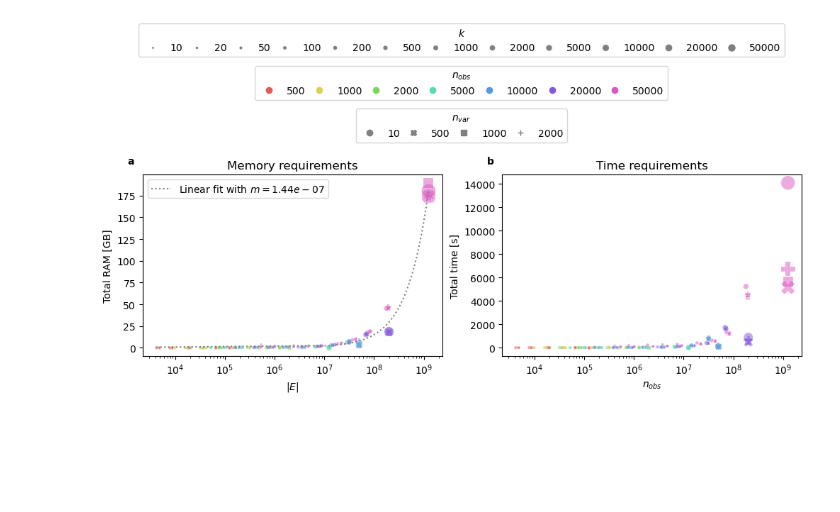
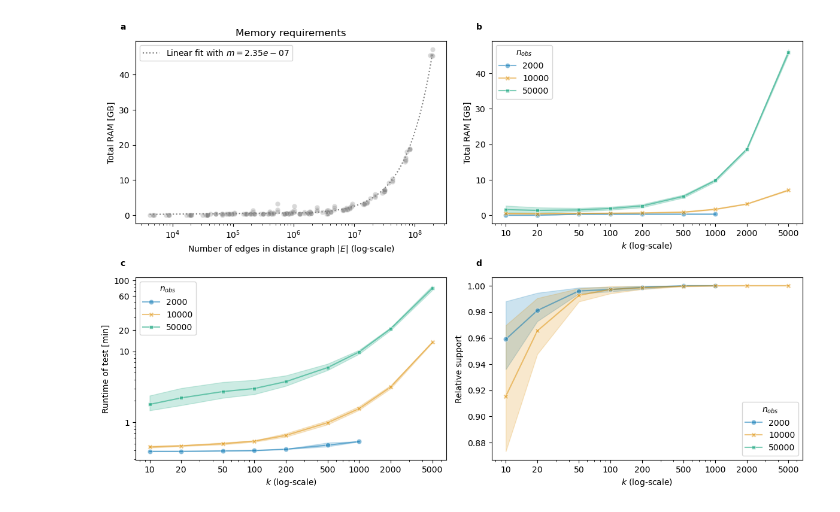
Before and after one commit to bionetslab/scXMatch_paper, a Jupyter notebook: notebooks/fig2.ipynb, the cells around one changed output. Drawn from its saved outputs; the diff is of its cells as text; code cells hidden in the pictures; blank space fills up the shorter version.

Commit message:
rel support in fig 2

```diff
--- a/notebooks/fig2.ipynb
+++ b/notebooks/fig2.ipynb
@@ -43,3 +39,5 @@ assert len(conc[conc.isna().any(axis=1)].sort_values(["n_obs", "k"])[["k", "n_ob
+# %%
+conc = conc[conc["k"] < conc["n_obs"]]
 # %%
 conc["upper_lim_edges"] = conc["k"] * conc["n_obs"]
 # %%
@@ -47,56 +45,74 @@ conc["t_total"] = conc["t_NN [s]"] + conc["t_matching [s]"]
 # %%
 conc.rename({"n_obs": "$n_{obs}$", "n_var": "$n_{var}$", "k": "$k$"}, axis=1, inplace=True)
 # %%
-f, axs = plt.subplots(1, 2, figsize=(12, 4))
+f, axs = plt.subplots(2, 2, figsize=(12, 8))
 #f.set_size_inches(12, 8)
 plt.subplots_adjust(top=0.75)
+ax0 = axs[0, 0]
+ax1 = axs[0, 1]
+ax2 = axs[1, 0]
+ax3 = axs[1, 1]
 
 X = conc.loc[(conc["$k$"] > 0) & (conc["n_edges"].notna()), "n_edges"].values.reshape(-1, 1)
 y = conc.loc[(conc["$k$"] > 0) & (conc["n_edges"].notna()), "total_ram_gb"].values.reshape(-1, 1)
 lr = LinearRegression().fit(X, y)
 
 conc[["$k$", "$n_{obs}$", "$n_{var}$"]] = conc[["$k$", "$n_{obs}$", "$n_{var}$"]].astype(int)
-sns.scatterplot(conc.loc[conc["$k$"] > 0], ax=axs[0], x="n_edges", y="total_ram_gb", hue="$n_{obs}$", size="$k$", sizes=(10, 200), style="$n_{var}$", palette=sns.color_palette("hls", 7), alpha=0.5, legend=False)
+sns.scatterplot(conc, ax=ax0, x="n_edges", y="total_ram_gb", legend=False, color="gray", alpha=0.3)
 
 X_fit = np.linspace(X.min(), X.max(), 100).reshape(-1, 1)
 y_fit = lr.predict(X_fit)
-axs[0].plot(X_fit, y_fit, color="grey", label=f"Linear fit with $m={lr.coef_.item():.2e}$", ls="dotted")
-axs[0].legend()
-axs[0].set_ylabel("Total RAM [GB]")
-axs[0].set_xlabel("$|E|$")
-axs[0].set_xscale("log")
-axs[0].set_title("Memory requirements")
+ax0.plot(X_fit, y_fit, color="grey", label=f"Linear fit with $m={lr.coef_.item():.2e}$", ls="dotted")
+ax0.legend()
+ax0.set_ylabel("Total RAM [GB]")
+ax0.set_xlabel("Number of edges in distance graph $|E|$ (log-scale)")
+ax0.set_xscale("log")
+ax0.set_title("Memory requirements")
 
-sns.scatterplot(conc.loc[conc["$k$"] > 0], ax=axs[1], x="n_edges", y="t_total", hue="$n_{obs}$", size="$k$", sizes=(10, 200), style="$n_{var}$", palette=sns.color_palette("hls", 7), alpha=0.5, legend=False)
+conc_subset = conc[conc['$n_{obs}$'].isin([2000, 10000, 50000])]
+sns.lineplot(conc_subset, ax=ax1, x='$k$', y="total_ram_gb", hue="$n_{obs}$", style="$n_{obs}$", dashes=False, markers=True, palette=sns.color_palette("colorblind", 3), alpha=0.5, legend=True)
+ax1.set_xscale("log")
+
+ax1.set_xticks(sorted(conc_subset['$k$'].unique()))  # Set tick positions
+ax1.set_xticklabels(sorted(conc_subset['$k$'].unique()))  # Set label
+
+ax1.set_ylabel("Total RAM [GB]")
+ax1.set_xlabel("$k$ (log-scale)")
 
 
-handles_size = [plt.Line2D([], [], marker='o', color="grey", linestyle='None', markersize=1 + i / 2, label=s)
-                for i, s in enumerate(sorted(conc["$k$"].unique()))]
+conc_subset = conc_subset[conc_subset['$n_{obs}$'] != conc_subset['$k$'] ]
+conc_subset["Runtime of test [min]"] = conc_subset["t_total"] / (60)
+sns.lineplot(conc_subset, ax=ax2, x='$k$', y="Runtime of test [min]", hue="$n_{obs}$", style="$n_{obs}$", dashes=False, markers=True, palette=sns.color_palette("colorblind", 3), alpha=0.5, legend=True)
+ax2.set_xscale("log")
+ax2.set_yscale("log")
 
-handles_color = [plt.Line2D([], [], marker='o', linestyle='None', color=sns.color_palette("hls", 7)[i], label=c)
-                 for i, c in enumerate(sorted(conc["$n_{obs}$"].unique()))]
+ax2.set_xticks(sorted(conc_subset['$k$'].unique()))  # Set tick positions
+ax2.set_xticklabels(sorted(conc_subset['$k$'].unique()))  # Set label
+
+ax2.set_yticks([1, 10, 20, 60, 100])  # Set tick positions
+ax2.set_yticklabels([1, 10, 20, 60, 100])  # Set labels
+
+ax2.set_xlabel("$k$ (log-scale)")
+
+sns.lineplot(conc_subset, ax=ax3, x='$k$', y="s", hue="$n_{obs}$", style="$n_{obs}$", dashes=False, markers=True, palette=sns.color_palette("colorblind", 3), alpha=0.5, legend=True)
+ax3.set_xscale("log")
+
+ax3.set_xticks(sorted(conc_subset['$k$'].unique()))  # Set tick positions
+ax3.set_xticklabels(sorted(conc_subset['$k$'].unique()))  # Set label
+ax3.set_xlabel("$k$ (log-scale)")
+ax3.set_ylabel("Relative support")
 
 
-handles_marker = [plt.Line2D([], [], marker=m, color="grey", linestyle='None', label=sorted(conc["$n_{var}$"].unique())[i])
-                  for i, m in enumerate(["o", "X", "s", "+"])]
-axs[1].set_xscale("log")
-axs[1].set_ylabel("Total time [s]")
-axs[1].set_xlabel("$n_{obs}$")
-axs[1].set_title("Time requirements")
+labels = ["a", "b", "c", "d"]
 
-f.legend(handles=handles_size, title="$k$", loc='upper center', bbox_to_anchor=(0.5, 1.3), ncol=12, columnspacing=0.4)
-f.legend(handles=handles_color, title="$n_{obs}$", loc='upper center', bbox_to_anchor=(0.5,1.15), ncol=7, columnspacing=0.4)
-f.legend(handles=handles_marker, title="$n_{var}$", loc='upper center', bbox_to_anchor=(0.5, 1), ncol=4, columnspacing=0.4)
-
-labels = ["a", "b"]
 for i, label in enumerate(labels):
-    axs[i].text(
+    axs[i // 2, i % 2].text(
         -0.05, 1.1,  # Position (normalized figure coordinates)
         labels[i],   # Corresponding letter
-        transform=axs[i].transAxes,  # Relative to subplot
+        transform=axs[i // 2, i % 2].transAxes,  # Relative to subplot
         fontsize=10, fontweight='bold', va='top', ha='left'
     )
-#plt.tight_layout(rect=[0, 0, 0.85, 1])
+plt.tight_layout()
 #plt.savefig("../plots/fig2/runtime_memory.pdf", bbox_inches="tight")
 # %% [output]
-[figure, old version]
+[figure, new version]
```
Also changed, not shown: parts of 6 cells of this notebook, 3 other files.
